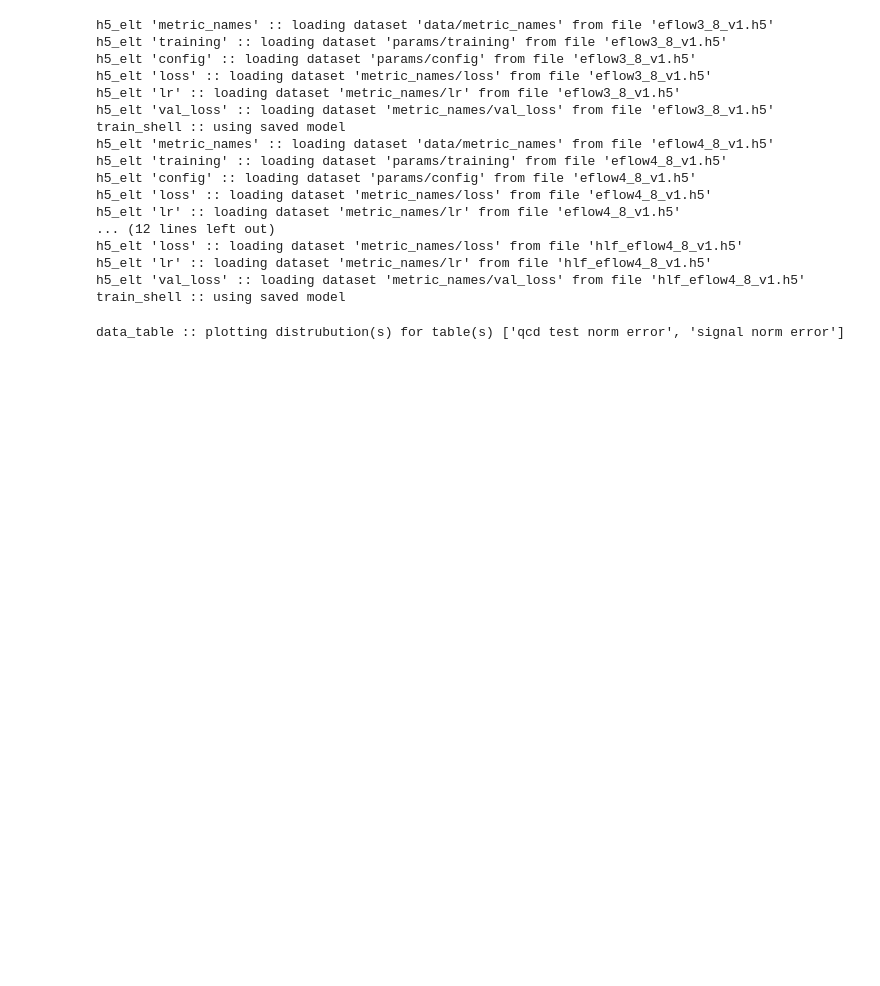
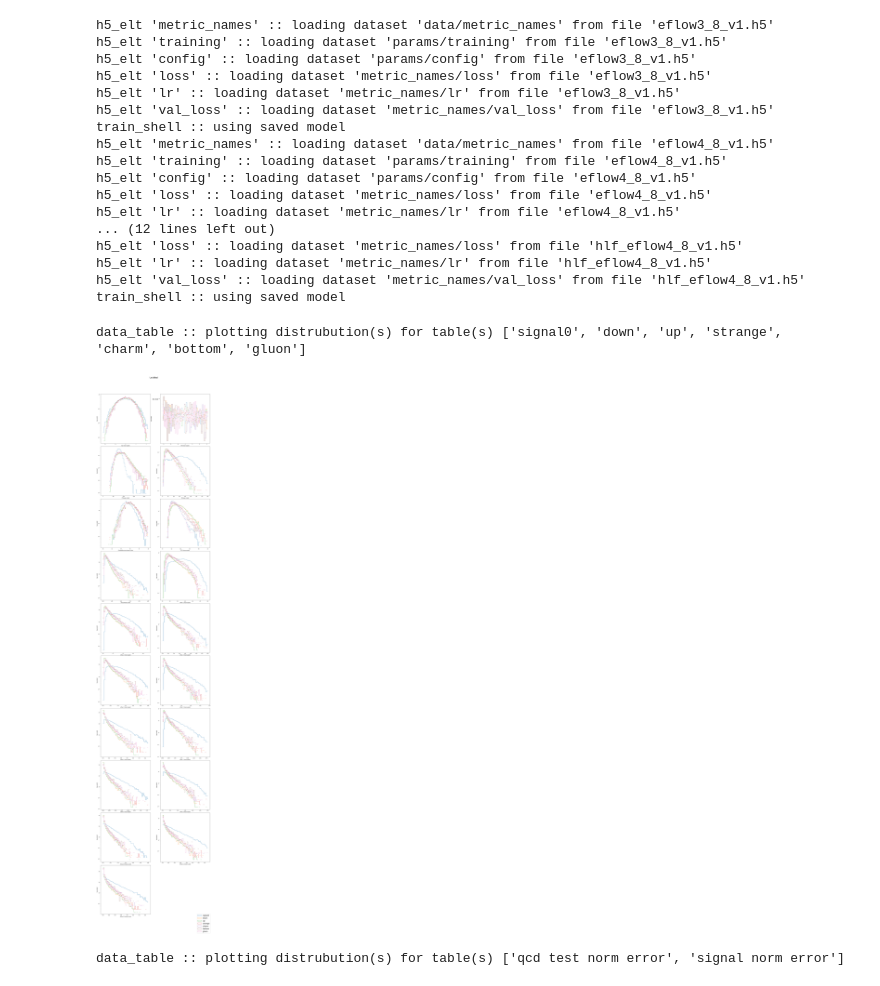
Before and after one commit to luclepot/SVJ, a Jupyter notebook: autoencode/notebooks/ae/eflow/check_models.ipynb, the cells around one changed output. Drawn from its saved outputs; the diff is of its cells as text; code cells hidden in the pictures; blank space fills up the shorter version.

```diff
--- a/autoencode/notebooks/ae/eflow/check_models.ipynb
+++ b/autoencode/notebooks/ae/eflow/check_models.ipynb
@@ -66,6 +66,24 @@ h5_elt 'loss' :: loading dataset 'metric_names/loss' from file 'hlf_eflow4_8_v1.
 h5_elt 'lr' :: loading dataset 'metric_names/lr' from file 'hlf_eflow4_8_v1.h5'
 h5_elt 'val_loss' :: loading dataset 'metric_names/val_loss' from file 'hlf_eflow4_8_v1.h5'
 train_shell :: using saved model
+# %%
+
+def jets_by_flavor(data, flavor):
+    assert len(data) == 2
+    assert len(data[0]) == len(data[1])
+    assert len(flavor) == 2*len(data[0])
+
+    return [
+        utils.jet_flavor_split(data[0], flavor[0::2].reset_index(drop=True)),
+        utils.jet_flavor_split(data[1], flavor[1::2].reset_index(drop=True)),
+        ]
+
+qcd_leading_flavorsplit, qcd_subleading_flavorsplit = jets_by_flavor(comb3.qcd_jets, comb3.qcd_flavor)
+
+comb3.signal_jets[0].plot(qcd_leading_flavorsplit, normed=1, cols=2, bins=50, alpha=1, rng=((-2.2, 2.2), (-np.pi, np.pi), (0, 2200.), (0., 400.), (0., 1.), (0, 1), (0, 0.25), (0, 0.6), (0., 0.45), (0., 0.4), (0, 0.3), (0., 0.24), (0., 0.15), (0, 0.18), (0., 0.18), (0, 0.3), (0, .3), (0, 0.15), (0, 0.15)), yscale='log')
+# %% [output]
+data_table :: plotting distrubution(s) for table(s) ['signal0', 'down', 'up', 'strange', 'charm', 'bottom', 'gluon']
+[figure, added]
 # %%
 rng = ((0, 0.04), (0., 0.25))
 yscale = 'log'
```
Also changed, not shown: parts of 2 cells of this notebook.
